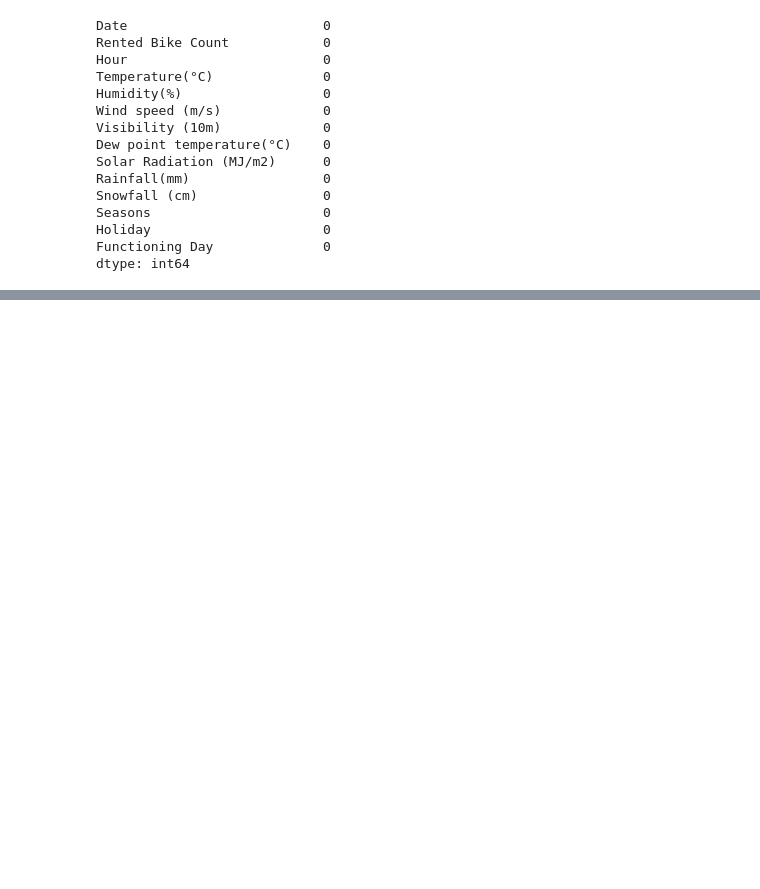
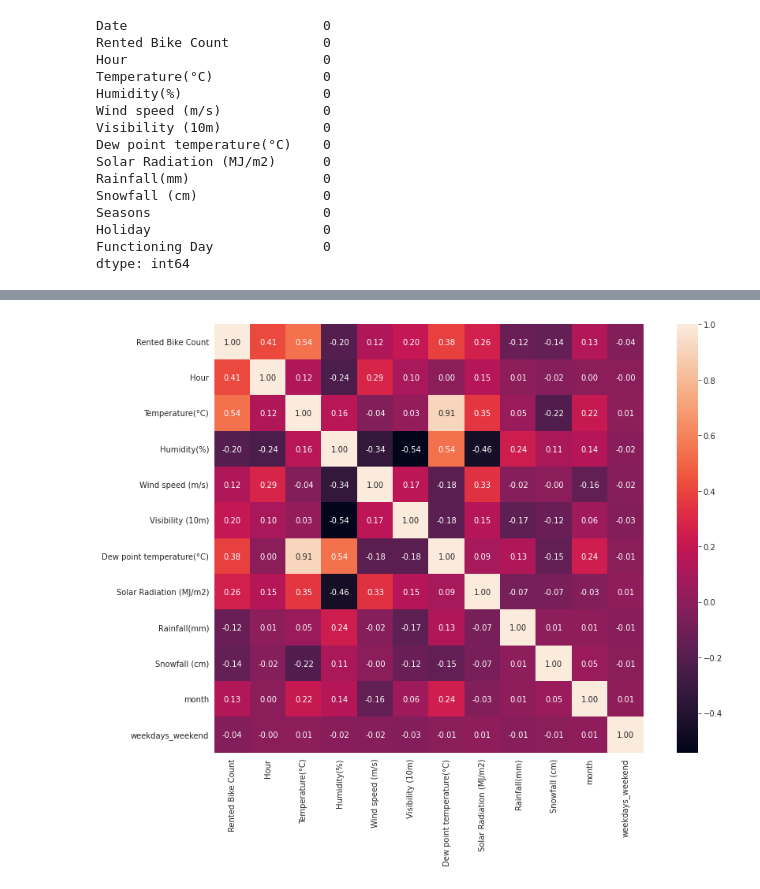
Before and after one commit to niteshavagabond/Bike-Sharing-Demand-Prediction, a Jupyter notebook: Bike_Sharing_Demand_Prediction_Capstone_Project.ipynb, the cells around one changed output, grey strips where cells are left out. Drawn from its saved outputs; the diff is of its cells as text; code cells hidden in the pictures; blank space fills up the shorter version.

```diff
--- a/Bike_Sharing_Demand_Prediction_Capstone_Project.ipynb
+++ b/Bike_Sharing_Demand_Prediction_Capstone_Project.ipynb
@@ -185,3 +186,11 @@ df['month'] = df['Date'].apply(lambda x : x.month)
 df['day_of_week'] = df['Date'].dt.day_name()
 df['weekdays_weekend']=df['day_of_week'].apply(lambda x : 1 if x=='Saturday' or x=='Sunday' else 0 )
 df=df.drop(columns=['Date','day_of_week'],axis=1)
+# %%
+# ploting heat map finding correlation between columns
+hdf = df.corr()
+
+plt.subplots(figsize=(15, 10))
+sns.heatmap(hdf,annot = True,fmt='.2f', annot_kws={'size': 10},  vmax=1, square=True);
+# %% [output]
+[figure, added]
```
Also changed, not shown: parts of 37 cells of this notebook.
